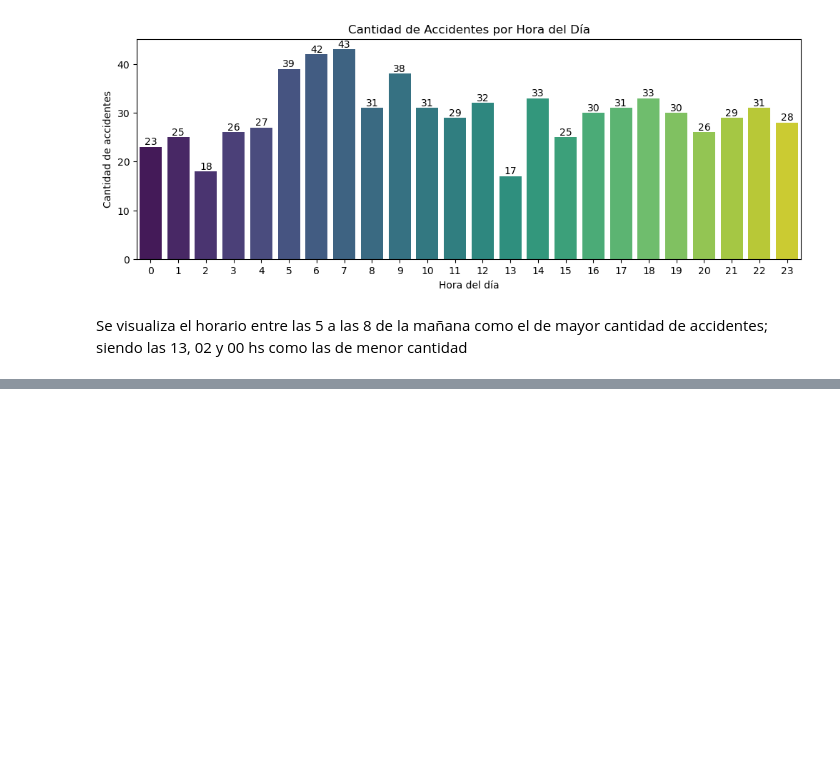
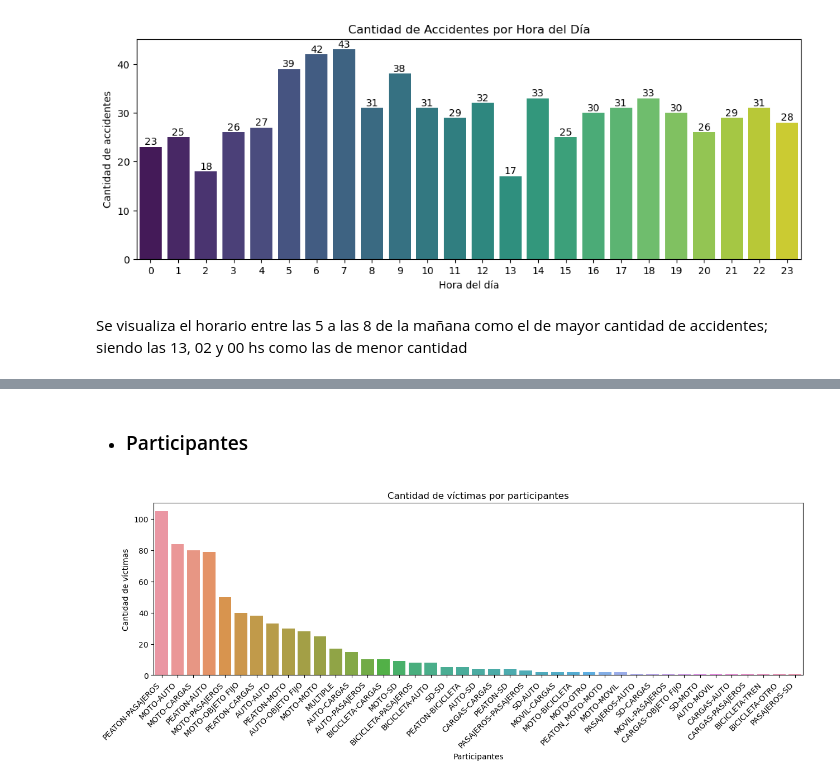
Before and after one commit to leoviscay/PI2_Siniestros-Viales, a Jupyter notebook: jupyter/ETL _EDA_Homicidios.ipynb, the cells around one changed output, grey strips where cells are left out. Cells and saved outputs as stored; diff of their text form; code cells hidden in the pictures; blank space fills up the shorter version.

```diff
--- a/jupyter/ETL _EDA_Homicidios.ipynb
+++ b/jupyter/ETL _EDA_Homicidios.ipynb
@@ -676,0 +680,7 @@ Se visualiza el horario entre las 5 a las 8 de la mañana como el de mayor canti
+# %% [markdown]
+* ### Participantes
+# %%
+
+utils.cantidad_victimas_participantes(df_homicidios)
+# %% [output]
+[figure, added]
```
Also changed, not shown: parts of 8 cells of this notebook, 3 other files.
